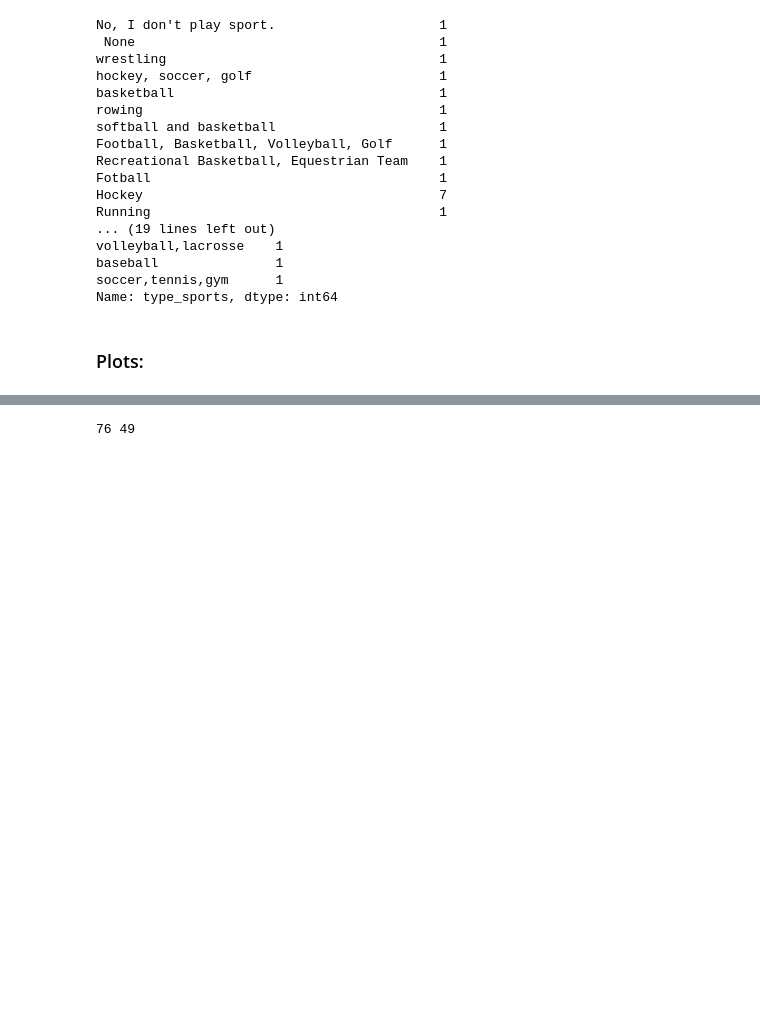
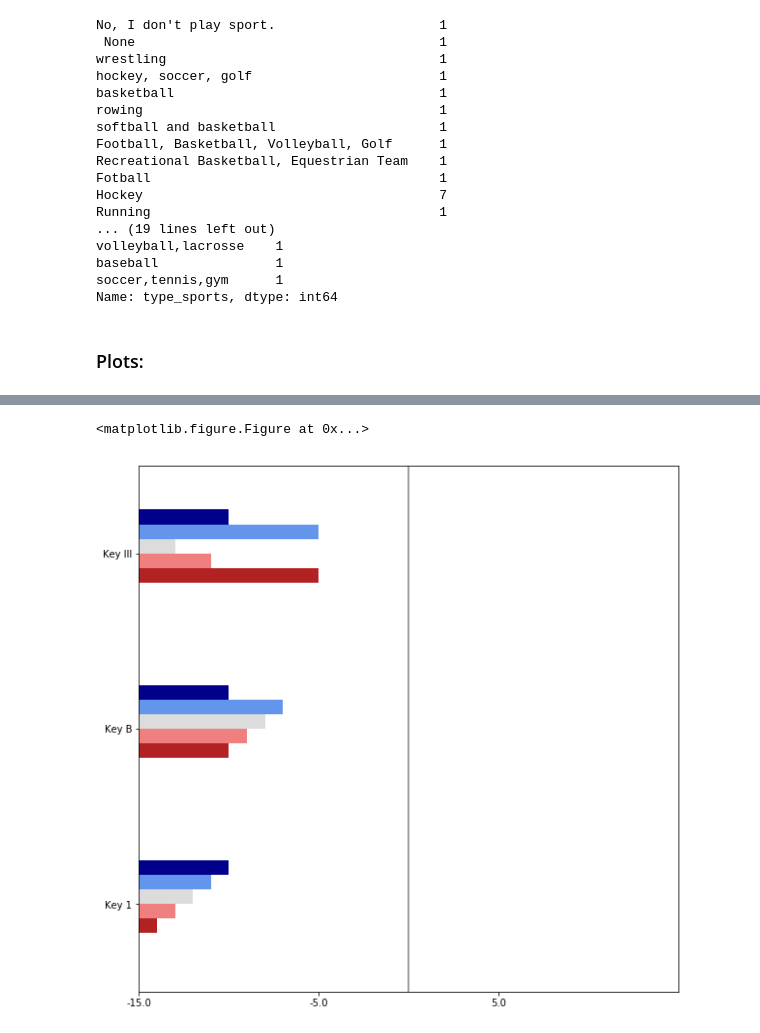
Before and after one commit to ahmedhagii/visual-analytics-project, a Jupyter notebook: visual-analytics-lab.ipynb, the cells around one changed output, grey strips where cells are left out. Cells and saved outputs as stored; diff of their text form; code cells hidden in the pictures; blank space fills up the shorter version.

```diff
--- a/visual-analytics-lab.ipynb
+++ b/visual-analytics-lab.ipynb
@@ -157,7 +161,27 @@ grouped_barchart()
-# %%
-print len(data.query('Gender == 1')), len(data.query('Gender == 2'))
-# %% [output]
-76 49
+# %%
+plt.clf()
+plt.rcParams['figure.figsize'] = (10,10)
+likert_colors = ['white', 'firebrick','lightcoral','gainsboro','cornflowerblue', 'darkblue']
+dummy = pd.DataFrame([[1,2,3,4, 5], [5,6,7,8, 5], [10, 4, 2, 10, 5]],
+                     columns=["SD", "D", "N", "A", "SA"],
+                    index=["Key 1", "Key B", "Key III"])
+middles = dummy[["SD", "D"]].sum(axis=1)+dummy["N"]*.5
+longest = middles.max()
+dummy.insert(0, '', (middles - longest).abs())
+
+dummy.plot.barh(color=likert_colors, edgecolor='none', legend=False)
+z = plt.axvline(longest, linestyle='-', color='black', alpha=0.5)
+z.set_zorder(-1)
+
+complete_longest = 30
+plt.xlim(0, complete_longest)
+xvalues = range(0,complete_longest,10)
+xlabels = [str(x-longest) for x in xvalues]
+plt.xticks(xvalues, xlabels)
+plt.show()
+# %% [output]
+<matplotlib.figure.Figure at 0x...>
+[figure, added]
 # %%
 data.father_profession.unique()
 # %% [output]
```
Also changed, not shown: parts of 2 cells of this notebook.
